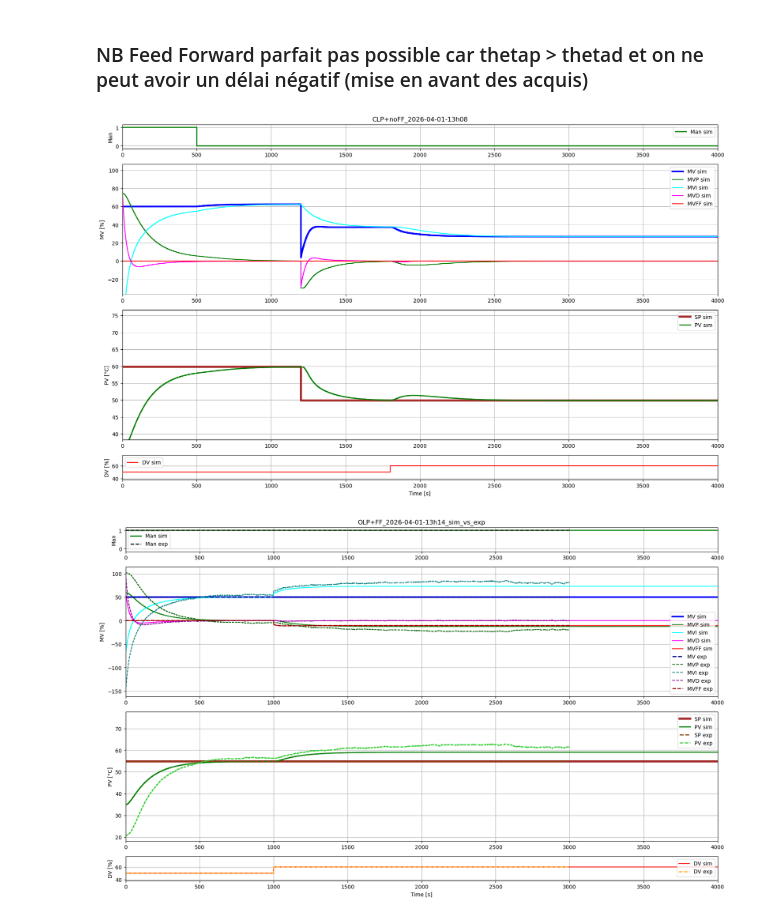
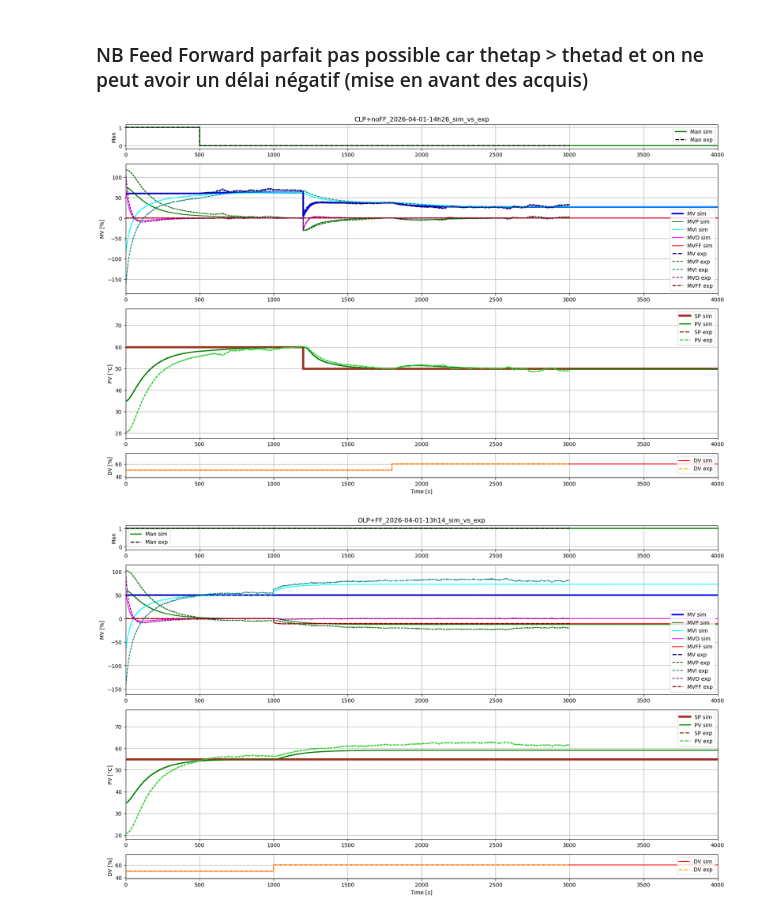
Before and after one commit to LASS2Y/ControlAndTheory, a Jupyter notebook: Simulation_CLP_PID_FF.ipynb, the cells around one changed output. Saved outputs shown, nothing was run; the diff lists cells and outputs as text; code cells hidden in the pictures.

```diff
--- a/Simulation_CLP_PID_FF.ipynb
+++ b/Simulation_CLP_PID_FF.ipynb
@@ -454,9 +454,14 @@ l9.set_data(t, DV)
 
 tMax = float(t[-1])
 
-# Superposition experimentale uniquement pour CLP+FF
+# Superposition experimentale pour CLP+FF et CLP+noFF
+exp_file = None
 if scenario == 'CLP+FF':
     exp_file = os.path.join('Data', 'Experiment_CLP+FF_2026-03-26-15h25.txt')
+elif scenario == 'CLP+noFF':
+    exp_file = os.path.join('Data', 'Experiment_CLP+noFF_2026-04-01-13h24.txt')
+
+if exp_file is not None:
     if os.path.exists(exp_file):
         exp_df = pd.read_csv(exp_file)
         t_exp = exp_df['t'].to_numpy()
@@ -478,35 +483,35 @@ if scenario == 'CLP+FF':
         ax1.set_title(scenario + '_' + date_time + '_sim_vs_exp')
     else:
         print(f'Fichier experimental non trouve: {exp_file}')
 
 ax1.set_xlim(0, tMax)
 ax2.set_xlim(0, tMax)
 ax3.set_xlim(0, tMax)
 ax4.set_xlim(0, tMax)
 
 ax1.grid()
 ax2.grid()
 ax3.grid()
 ax4.grid()
 
 ax1.legend(loc='best')
 ax2.legend(loc='best')
 ax3.legend(loc='best')
 ax4.legend(loc='best')
 
 #plt.savefig("imagesC/LP_output_plot.png", dpi=300, bbox_inches='tight')
 
 # Save Plot
 # ---------
 if not os.path.exists('Plots'):
     os.makedirs('Plots')
 
-file_suffix = '_sim_vs_exp' if scenario == 'CLP+FF' else ''
+file_suffix = '_sim_vs_exp' if scenario in ['CLP+FF', 'CLP+noFF'] else ''
 nameFile = 'Plots/Simulation_' + scenario + '_' + date_time + file_suffix
 plt.savefig(nameFile + '.png',transparent=True)
 plt.savefig(nameFile + '.pdf',transparent=True)
 # %% [output]
-[figure, old version]
+[figure, new version]
 # %%
 scenario = "OLP+FF"
 
```
Also changed, not shown: parts of 1 cell of this notebook, 5 other files.
